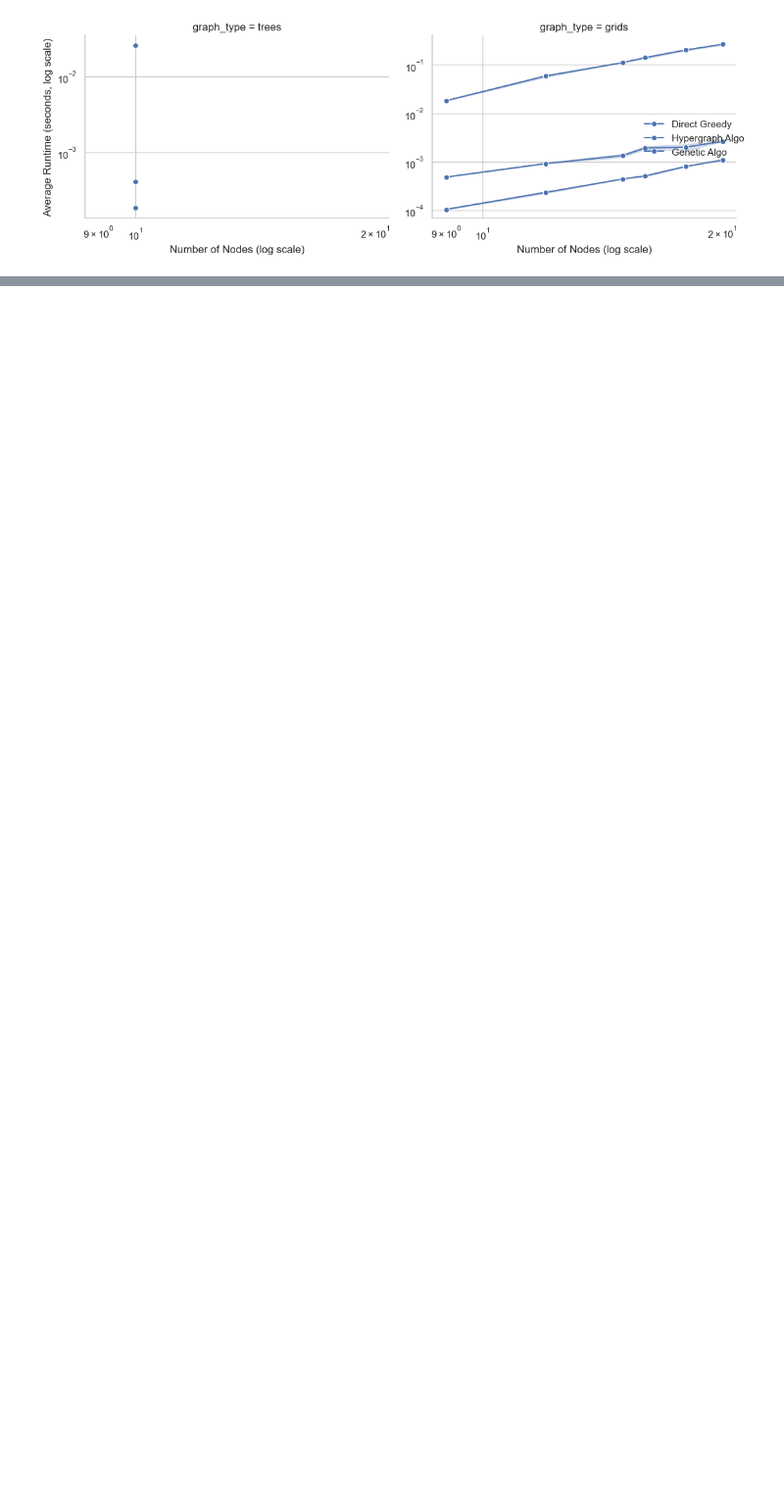
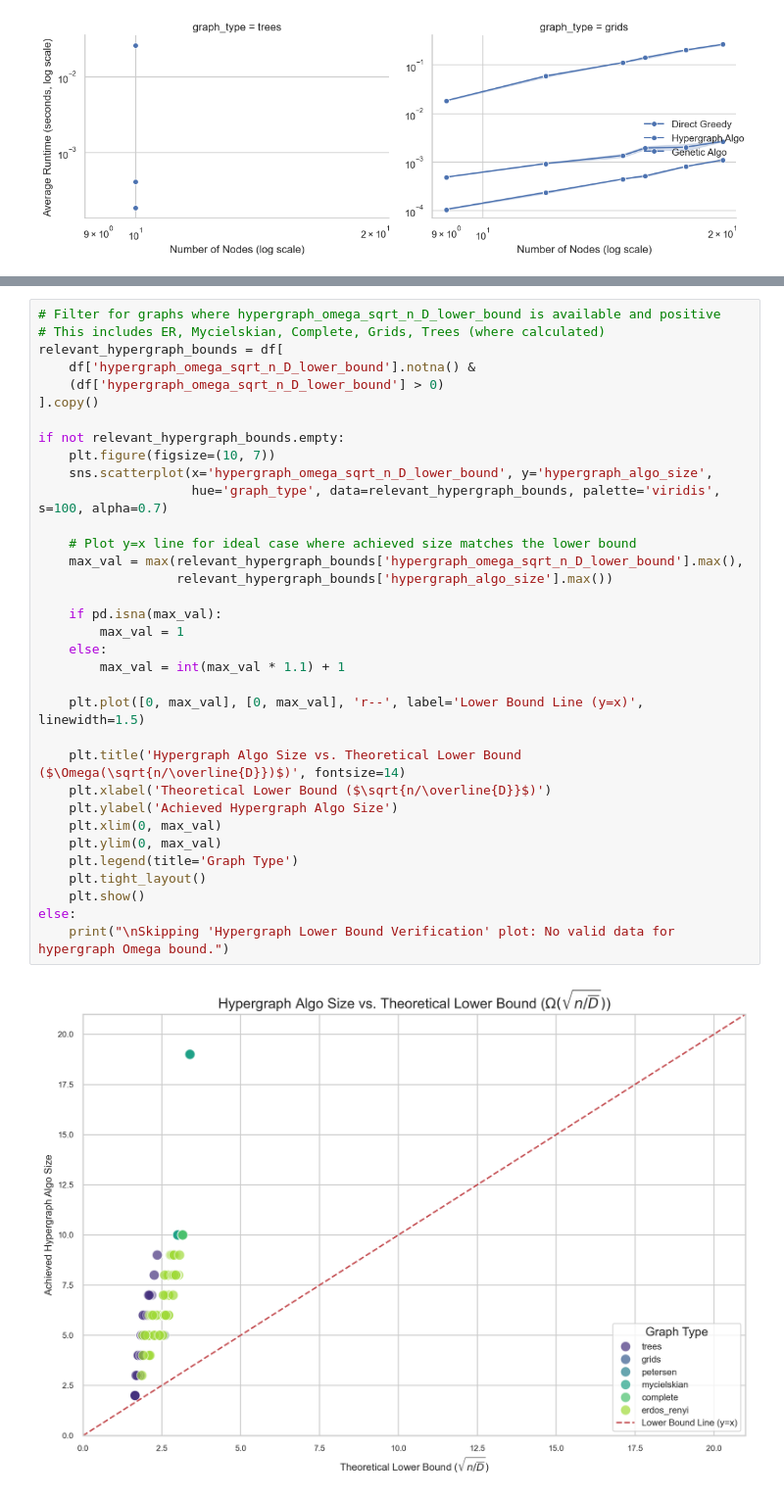
Before and after one commit to Vanja-S/SCORES-25---Construction-Of-A-Greedy-Algorithm-And-Its-Empirical-Analysis-On-The-MV-Problem, a Jupyter notebook: analysis.ipynb, the cells around one changed output, grey strips where cells are left out. Shown at 98% size. Drawn from its saved outputs; the diff is of its cells as text; blank space fills up the shorter version.

```diff
--- a/analysis.ipynb
+++ b/analysis.ipynb
@@ -121,0 +354,36 @@ gi
+# %%
+# Filter for graphs where hypergraph_omega_sqrt_n_D_lower_bound is available and positive
+# This includes ER, Mycielskian, Complete, Grids, Trees (where calculated)
+relevant_hypergraph_bounds = df[
+    df['hypergraph_omega_sqrt_n_D_lower_bound'].notna() &
+    (df['hypergraph_omega_sqrt_n_D_lower_bound'] > 0)
+].copy()
+
+if not relevant_hypergraph_bounds.empty:
+    plt.figure(figsize=(10, 7))
+    sns.scatterplot(x='hypergraph_omega_sqrt_n_D_lower_bound', y='hypergraph_algo_size',
+                    hue='graph_type', data=relevant_hypergraph_bounds, palette='viridis', s=100, alpha=0.7)
+
+    # Plot y=x line for ideal case where achieved size matches the lower bound
+    max_val = max(relevant_hypergraph_bounds['hypergraph_omega_sqrt_n_D_lower_bound'].max(),
+                  relevant_hypergraph_bounds['hypergraph_algo_size'].max())
+
+    if pd.isna(max_val):
+        max_val = 1
+    else:
+        max_val = int(max_val * 1.1) + 1
+
+    plt.plot([0, max_val], [0, max_val], 'r--', label='Lower Bound Line (y=x)', linewidth=1.5)
+
+    plt.title('Hypergraph Algo Size vs. Theoretical Lower Bound ($\Omega(\sqrt{n/\overline{D}})$)', fontsize=14)
+    plt.xlabel('Theoretical Lower Bound ($\sqrt{n/\overline{D}}$)')
+    plt.ylabel('Achieved Hypergraph Algo Size')
+    plt.xlim(0, max_val)
+    plt.ylim(0, max_val)
+    plt.legend(title='Graph Type')
+    plt.tight_layout()
+    plt.show()
+else:
+    print("\nSkipping 'Hypergraph Lower Bound Verification' plot: No valid data for hypergraph Omega bound.")
+# %% [output]
+[figure, added]
```
Also changed, not shown: parts of 8 cells of this notebook, 12 other files.
